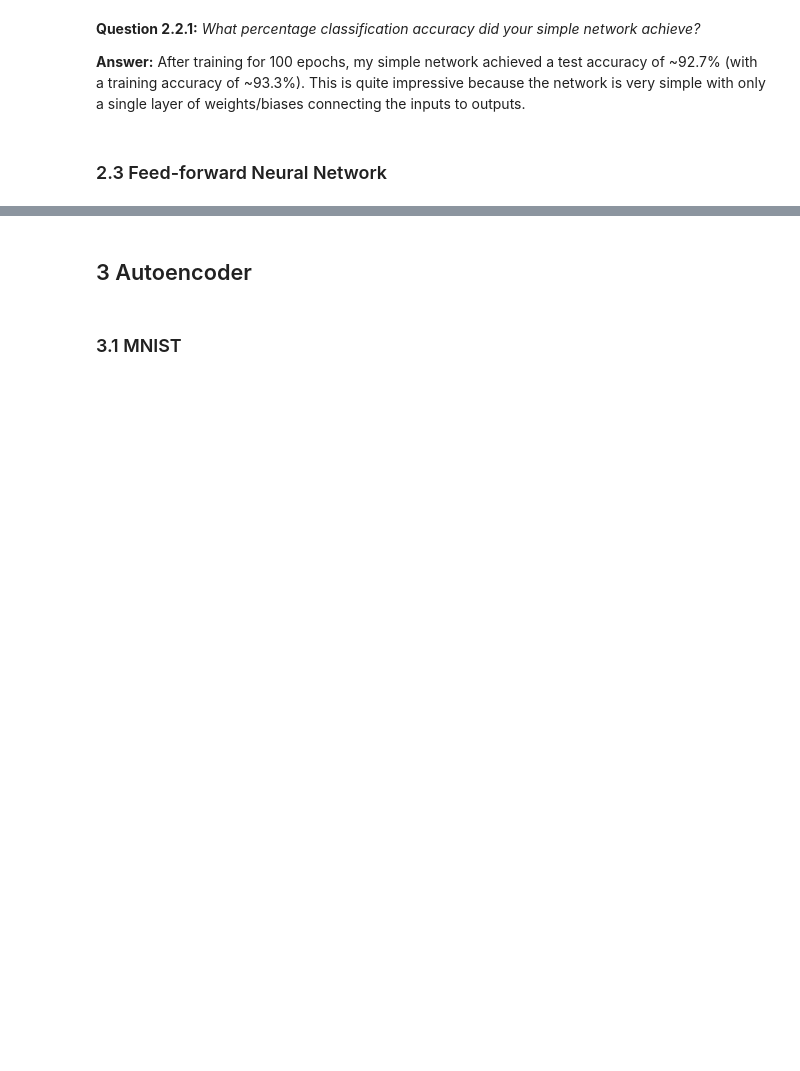
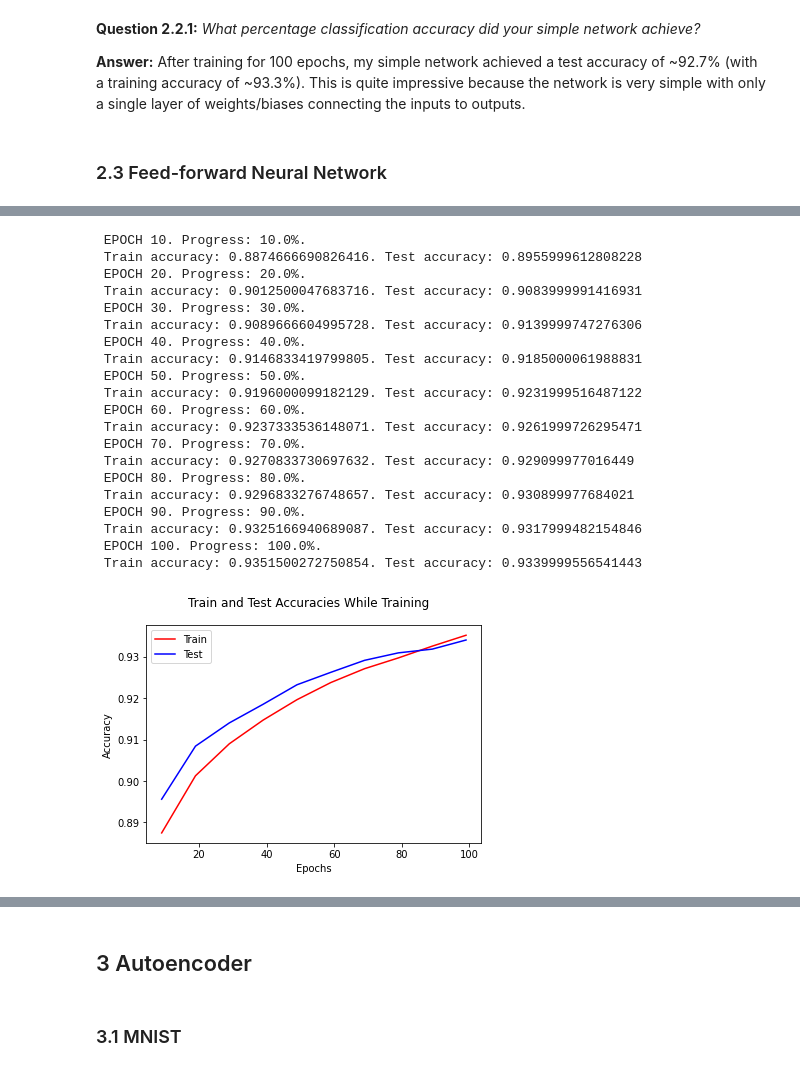
Before and after one commit to seungkyoon/Projects, a Jupyter notebook: Bong_Seungkyoon_ps3_report.ipynb, the cells around one changed output, grey strips where cells are left out. Saved outputs shown, nothing was run; the diff lists cells and outputs as text; code cells hidden in the pictures; blank space fills up the shorter version.

```diff
--- a/Bong_Seungkyoon_ps3_report.ipynb
+++ b/Bong_Seungkyoon_ps3_report.ipynb
@@ -122,13 +122,35 @@ torch.save(model.state_dict(), '/content/drive/MyDrive/ColabNotebooks/ff_nonline
 # %%
 # With sigmoid non-linearity before and after
 # Likely cripples the model to have a nonlinearity in output (because cross entropy loss already takes softmax)
 model = FeedForwardNet(pre_activation = nn.Sigmoid(), post_activation = nn.Sigmoid())
 model = model.to(device)
-SGD = torch.optim.SGD(model.parameters(), lr = 0.01)
+SGD = torch.optim.SGD(model.parameters(), lr = 0.1)
 loss_fn = torch.nn.CrossEntropyLoss()
 
 train(model, loss_fn, SGD, train_loader, test_loader)
 torch.save(model.state_dict(), '/content/drive/MyDrive/ColabNotebooks/ff_sigmoid.pt')
+# %% [output]
+ EPOCH 10. Progress: 10.0%.
+ Train accuracy: 0.8874666690826416. Test accuracy: 0.8955999612808228
+ EPOCH 20. Progress: 20.0%.
+ Train accuracy: 0.9012500047683716. Test accuracy: 0.9083999991416931
+ EPOCH 30. Progress: 30.0%.
+ Train accuracy: 0.9089666604995728. Test accuracy: 0.9139999747276306
+ EPOCH 40. Progress: 40.0%.
+ Train accuracy: 0.9146833419799805. Test accuracy: 0.9185000061988831
+ EPOCH 50. Progress: 50.0%.
+ Train accuracy: 0.9196000099182129. Test accuracy: 0.9231999516487122
+ EPOCH 60. Progress: 60.0%.
+ Train accuracy: 0.9237333536148071. Test accuracy: 0.9261999726295471
+ EPOCH 70. Progress: 70.0%.
+ Train accuracy: 0.9270833730697632. Test accuracy: 0.929099977016449
+ EPOCH 80. Progress: 80.0%.
+ Train accuracy: 0.9296833276748657. Test accuracy: 0.930899977684021
+ EPOCH 90. Progress: 90.0%.
+ Train accuracy: 0.9325166940689087. Test accuracy: 0.9317999482154846
+ EPOCH 100. Progress: 100.0%.
+ Train accuracy: 0.9351500272750854. Test accuracy: 0.9339999556541443
+[figure, added]
 # %%
 # With sigmoid non-linearity before
 model = FeedForwardNet(pre_activation = nn.Sigmoid())
```
Also changed, not shown: parts of 11 cells of this notebook.
